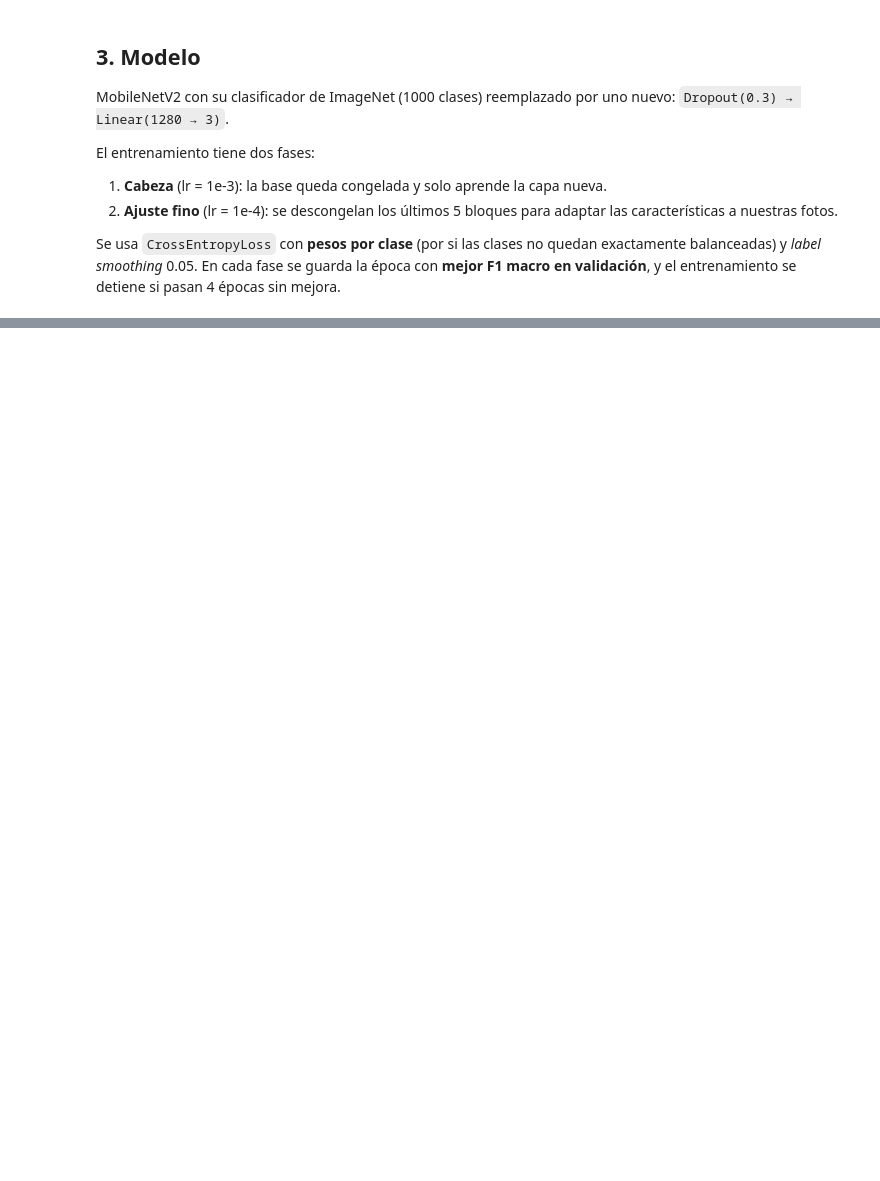
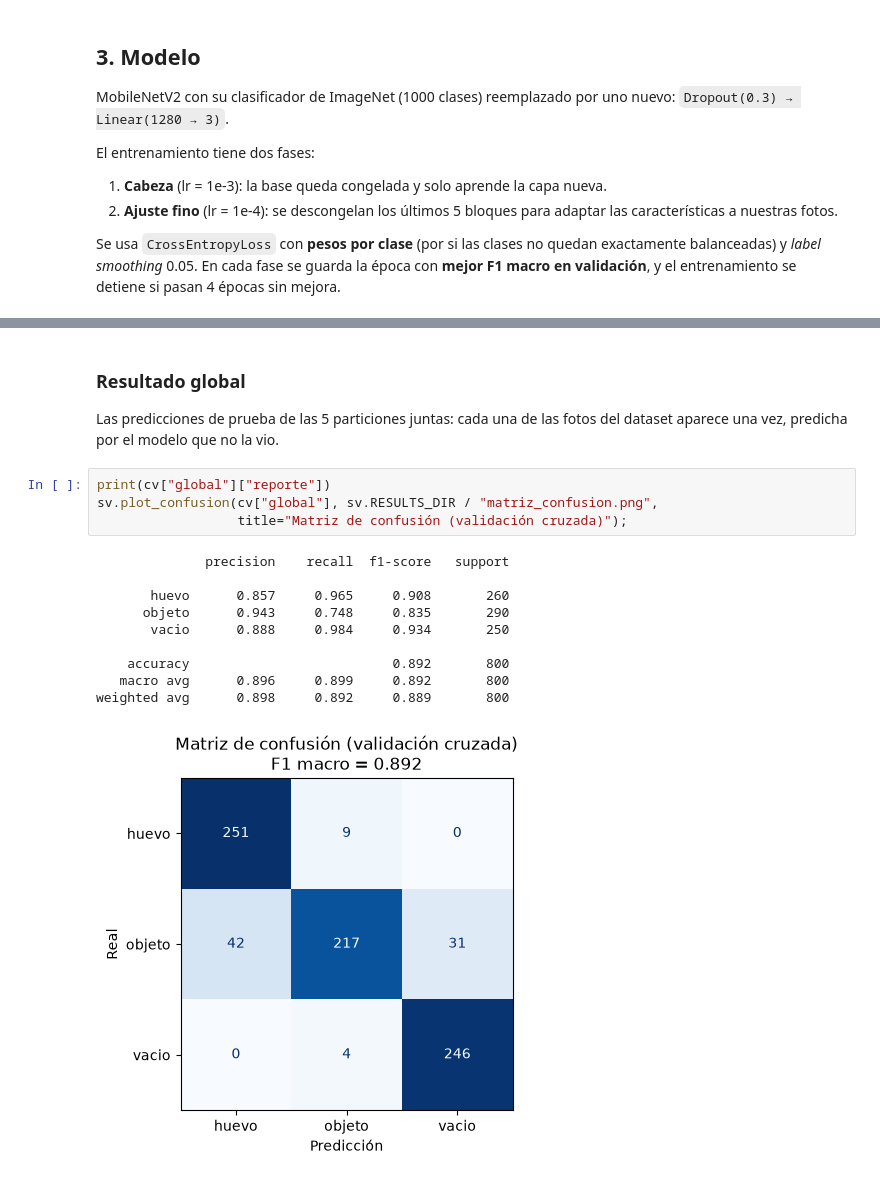
Before and after one commit to ricardious/AYC2_G3, a Jupyter notebook: Proyecto_2_SmartEgg/ml/vision/entrenar_vision.ipynb, the cells around one changed output, grey strips where cells are left out. Drawn from its saved outputs; the diff is of its cells as text; blank space fills up the shorter version.

```diff
--- a/Proyecto_2_SmartEgg/ml/vision/entrenar_vision.ipynb
+++ b/Proyecto_2_SmartEgg/ml/vision/entrenar_vision.ipynb
@@ -101,0 +163,19 @@ history = sv.train(model, train_loader, val_loader, weights,
+# %% [markdown]
+### Resultado global
+
+Las predicciones de prueba de las 5 particiones juntas: cada una de las fotos del dataset aparece una vez, predicha por el modelo que no la vio.
+# %%
+print(cv["global"]["reporte"])
+sv.plot_confusion(cv["global"], sv.RESULTS_DIR / "matriz_confusion.png",
+                  title="Matriz de confusión (validación cruzada)");
+# %% [output]
+              precision    recall  f1-score   support
+
+       huevo      0.857     0.965     0.908       260
+      objeto      0.943     0.748     0.835       290
+       vacio      0.888     0.984     0.934       250
+
+    accuracy                          0.892       800
+   macro avg      0.896     0.899     0.892       800
+weighted avg      0.898     0.892     0.889       800
+[figure, added]
```
Also changed, not shown: parts of 23 cells of this notebook, 1 other file.
